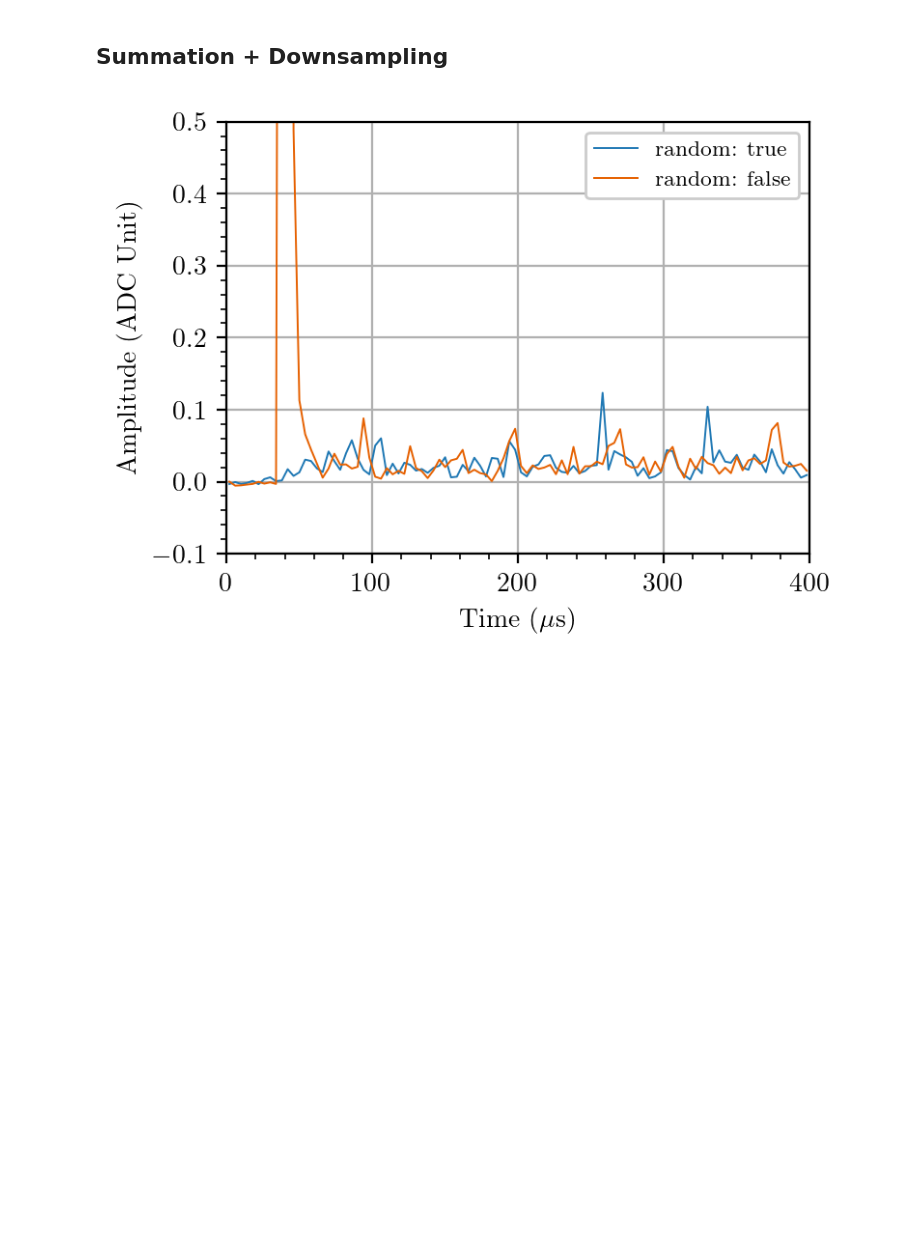
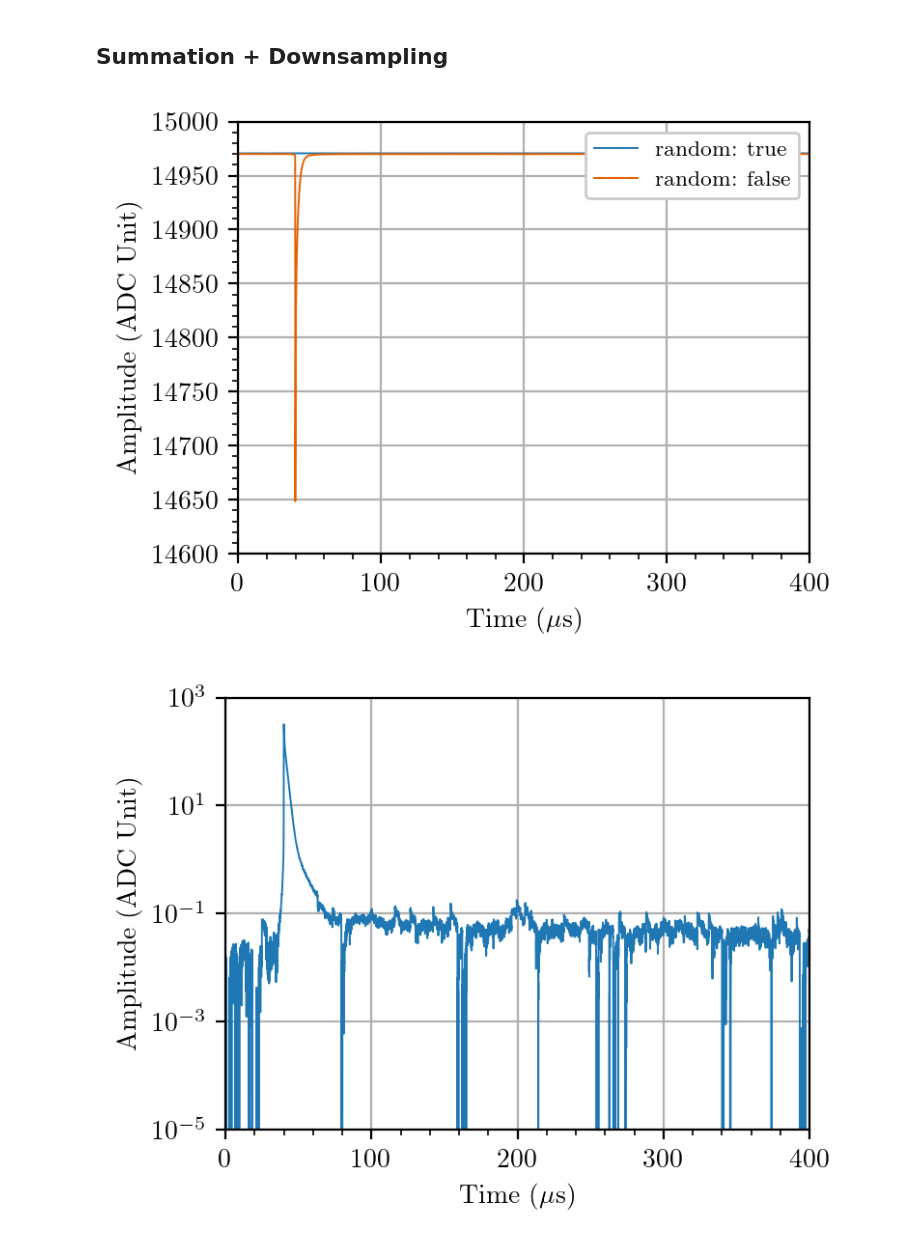
Before and after one commit to darkside-princeton/sipm-analysis, a Jupyter notebook: jupyter/long_wf_liq8.ipynb, the cells around one changed output. Cells and saved outputs as stored; diff of their text form; code cells hidden in the pictures; blank space fills up the shorter version.

```diff
--- a/jupyter/long_wf_liq8.ipynb
+++ b/jupyter/long_wf_liq8.ipynb
@@ -368,7 +371,7 @@ for r in random:
         data_scint[r][-1]['sum_wf'] += data_scint[r][ch]['avg_scint_wf']
 # %%
 # downsampling
-nsub = 1000
+nsub = 10
 for r in random:
     data_scint[r][-1]['time_sub'], data_scint[r][-1]['sum_wf_sub'] = downsample(data_scint[r][-1]['time'],data_scint[r][-1]['sum_wf'],nsub)
 # %%
@@ -379,7 +382,7 @@ for i,r in enumerate(random):
     plt.plot(
 		data_scint[r][-1]['time_sub'],
 		data_scint[r][-1]['sum_wf_sub'],linewidth=0.7, label=f'random: {r}')
-plt.ylim(-0.1, 0.5)
+# plt.ylim(-0.1, 0.5)
 plt.minorticks_on()
 plt.grid()
 plt.legend(loc='upper right')
@@ -387,4 +390,22 @@ plt.xlabel(r'Time ($\mu$s)', y=0.0)
 plt.ylabel(r'Amplitude (ADC Unit)', x=0.0)
 plt.tight_layout()
 # %% [output]
-[figure, old version]
+[figure, new version]
+# %%
+# Make plots for all datasets
+# Summed scintillation waveform
+plt.figure(0,figsize=(4,3))
+plt.plot(
+	data_scint['true'][-1]['time_sub'],
+	data_scint['true'][-1]['sum_wf_sub']-data_scint['false'][-1]['sum_wf_sub']-0.62,linewidth=0.7, label=f'random: {r}')
+# plt.ylim(-0.1, 0.5)
+# plt.xlim(30,140)
+plt.yscale('log')
+plt.minorticks_on()
+plt.grid()
+# plt.legend(loc='upper right')
+plt.xlabel(r'Time ($\mu$s)', y=0.0)
+plt.ylabel(r'Amplitude (ADC Unit)', x=0.0)
+plt.tight_layout()
+# %% [output]
+[figure, added]
```
Also changed, not shown: parts of 4 cells of this notebook, 2 other files.
